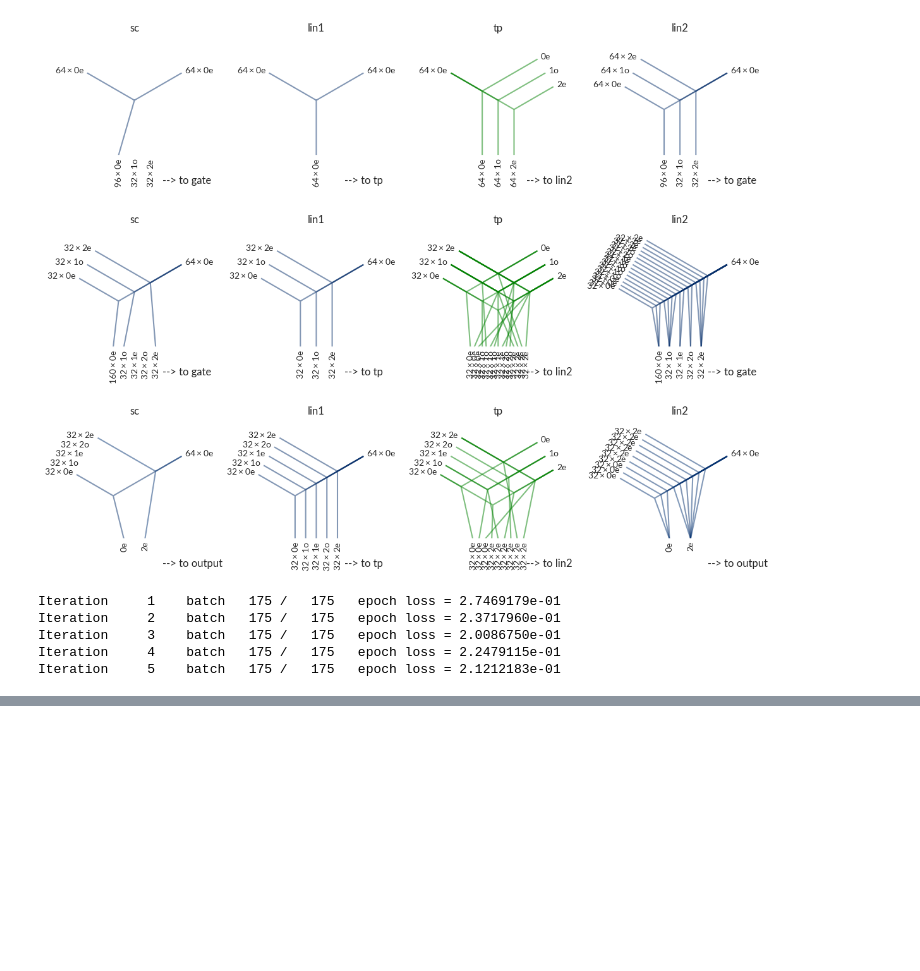
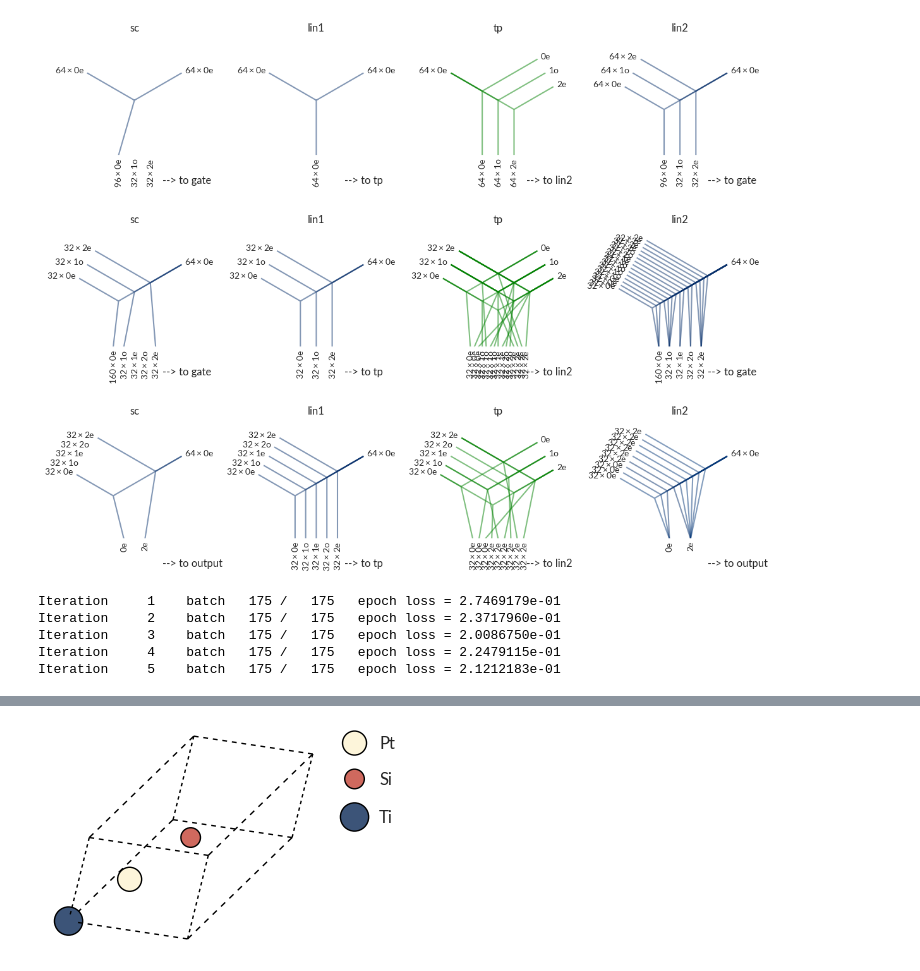
Before and after one commit to ninarina12/VibraNT, a Jupyter notebook: dielectric.ipynb, the cells around one changed output, grey strips where cells are left out. Cells and saved outputs as stored; diff of their text form; code cells hidden in the pictures; blank space fills up the shorter version.

```diff
--- a/dielectric.ipynb
+++ b/dielectric.ipynb
@@ -372,0 +394,5 @@ for k, (idx, dset) in enumerate(zip([process.idx_train, process.idx_valid, proce
+# %%
+i_struct = 2034 #2105 #1898 #986 #2457
+fig = crd.plot_structure(i_struct, rotation='10x,10y,0z')
+# %% [output]
+[figure, added]
```
Also changed, not shown: parts of 19 cells of this notebook, 5 other files.
